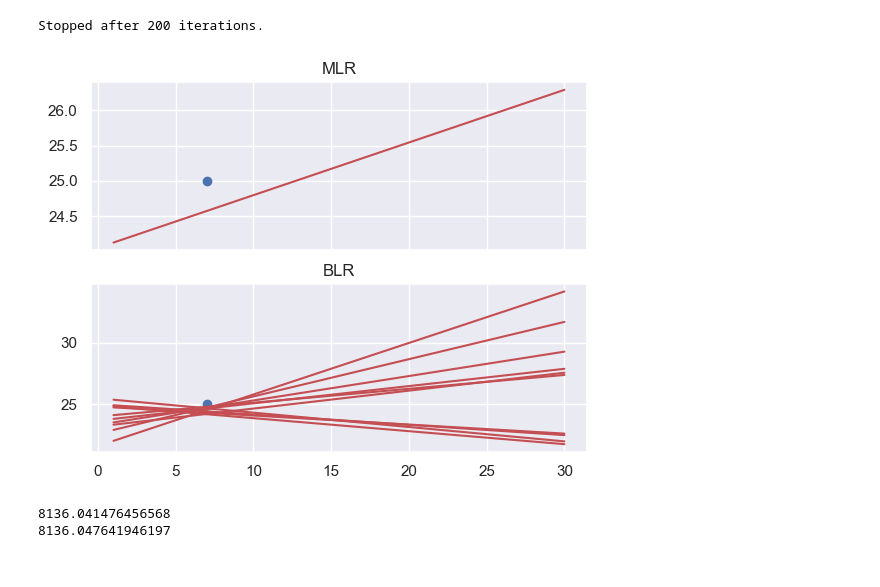
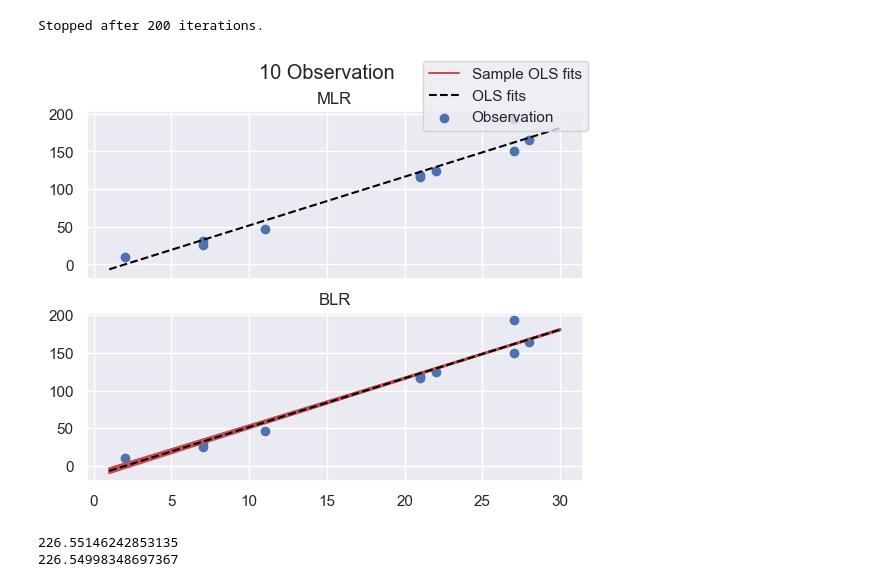
Before and after one commit to huang0520/1112_MachineLearning, a Jupyter notebook: HW3/HW3.ipynb, the cells around one changed output. Saved outputs shown, nothing was run; the diff lists cells and outputs as text; code cells hidden in the pictures.

```diff
--- a/HW3/HW3.ipynb
+++ b/HW3/HW3.ipynb
@@ -112,7 +112,7 @@ def calMSE(predict: np.ndarray, actual: np.ndarray):
 # %%
 def MLR(x_train, y_train, x_test, lamda):
     # x_basisMatrix = get_gaussian_matrix(x_train, n_centroid)
-    x_phi = get_poly_matrix(x_train)
+    x_phi = get_polynomial_matrix(x_train)
     weight = (
         la.inv(x_phi.T @ x_phi + lamda * np.identity(x_phi.shape[1]))
         @ x_phi.T
@@ -120,6 +120,6 @@ def MLR(x_train, y_train, x_test, lamda):
     )
 
     # y_basisMatrix = get_gaussian_matrix(x_test, n_centroid)
-    y_phi = get_poly_matrix(x_test)
+    y_phi = get_polynomial_matrix(x_test)
     return y_phi @ weight
 # %%
@@ -315,7 +287,7 @@ calMSE(y_pred, y_test)
 # %% [markdown]
 # The difference between BLR & MLR
 # %%
-num_observation = 1
+num_observation = 10
 # %%
 y_MLR_single = MLR(
     x_train[:num_observation], y_train[:num_observation], x_test, 0.1
@@ -327,28 +299,40 @@ y_BLR_single, y_samples_single = BLR(
 # %% [output]
 Stopped after 200 iterations.
 # %%
-fig, ax = plt.subplots(2, 1, sharex=True)
+fig, ax = plt.subplots(2, 1, sharex=True, sharey=True)
 
-plot_OLS(ax[0], x_test[:, 3], y_MLR_single, c="r")
+plot_OLS(ax[0], x_test[:, 3], y_MLR_single, ls="--")
 ax[0].scatter(
     x_train[:num_observation, 3], y_train[:num_observation], label="Observation"
 )
 ax[0].set_title("MLR")
 
+
 for sample in y_samples_single.T:
-    plot_OLS(
-        ax[1], x_test[:, 3], sample, c="r", label="Bayesian Posterior Fits"
-    )
+    plot_OLS(ax[1], x_test[:, 3], sample, c="r", label="Sample OLS fits")
+plot_OLS(ax[1], x_test[:, 3], y_BLR_single, ls="--", label="OLS fits")
 ax[1].scatter(
     x_train[:num_observation, 3], y_train[:num_observation], label="Observation"
 )
 ax[1].set_title("BLR")
+
+handles, labels = ax[1].get_legend_handles_labels()
+new_handles, new_labels = [], []
+
+for handle, label in zip(handles, labels):
+    if label not in new_labels:
+        new_labels.append(label)
+        new_handles.append(handle)
+
+fig.legend(new_handles, new_labels, bbox_to_anchor=(0.92, 1))
+
+fig.suptitle(f"{num_observation} Observation")
 plt.show()
 # %% [output]
-[figure, old version]
+[figure, new version]
 # %%
 print(calMSE(y_MLR_single, y_test))
 print(calMSE(y_BLR_single, y_test))
 # %% [output]
-8136.041476456568
-8136.047641946197
+226.55146242853135
+226.54998348697367
```
Also changed, not shown: parts of 4 cells of this notebook, 2 other files.
